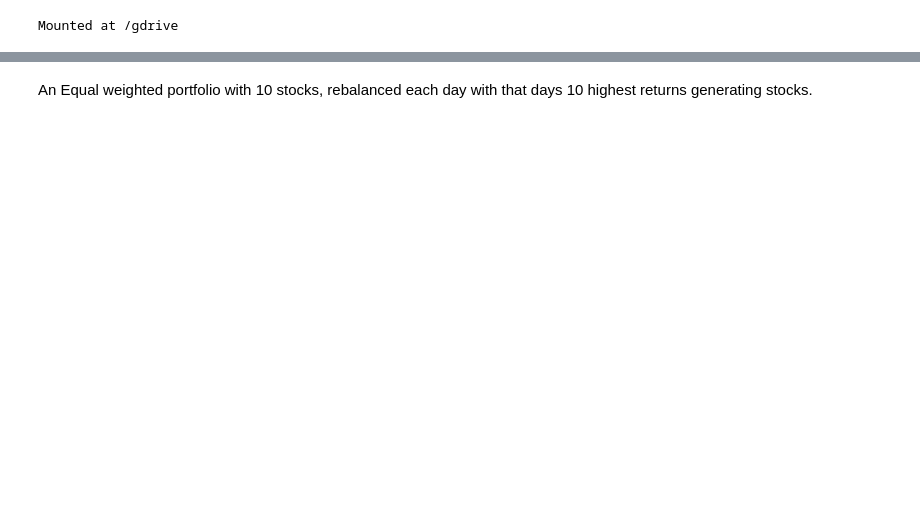
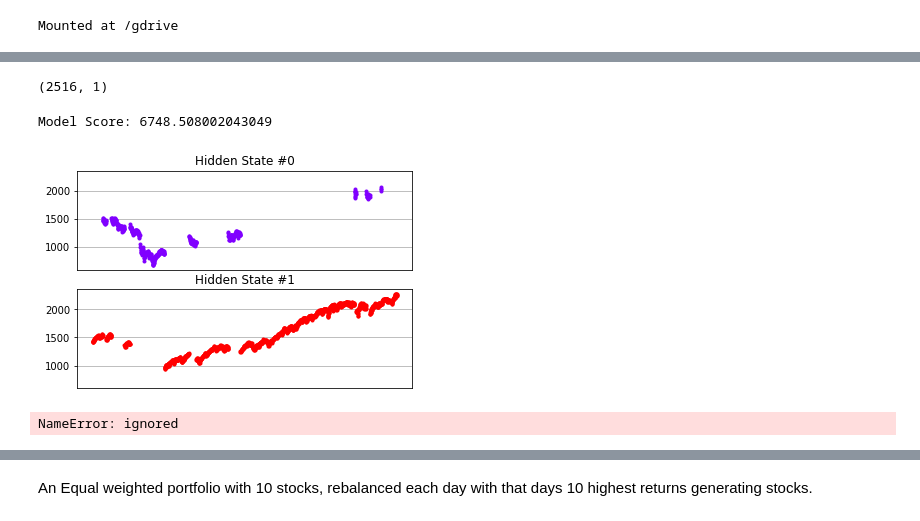
Before and after one commit to puneat/Algorithmic_Portfolio, a Jupyter notebook: Portfolio_Investment.ipynb, the cells around one changed output, grey strips where cells are left out. Drawn from its saved outputs; the diff is of its cells as text; code cells hidden in the pictures; blank space fills up the shorter version.

```diff
--- a/Portfolio_Investment.ipynb
+++ b/Portfolio_Investment.ipynb
@@ -41,0 +95,36 @@ warnings.filterwarnings("ignore")
+# %%
+returns.shape
+# %% [output]
+(2516, 1)
+# %%
+from hmmlearn.hmm import GaussianHMM
+data = pd.read_csv('/gdrive/My Drive/UBS/S&P500/data/secondary_data.csv')
+data['return'] = data['SPX Index'].pct_change()
+data=data.dropna()
+returns =np.vstack(data['return'])
+hmm_model = GaussianHMM(n_components=2, covariance_type="full", n_iter=5000).fit(returns)
+# %%
+print("Model Score:", hmm_model.score(returns))
+# %% [output]
+Model Score: 6748.508002043049
+# %%
+from matplotlib import cm, pyplot as plt
+from matplotlib.dates import YearLocator, MonthLocator
+import numpy as np
+import pandas as pd
+import seaborn as sns
+# Predict the hidden states array
+hidden_states = hmm_model.predict(returns)
+# Create the correctly formatted plot
+fig, axs = plt.subplots(hmm_model.n_components, sharex=True, sharey=True)
+colours = cm.rainbow(np.linspace(0, 1, hmm_model.n_components))
+for i, (ax, colour) in enumerate(zip(axs, colours)):
+  mask = hidden_states == i
+  ax.plot_date(data.index[mask], data["SPX Index"][mask], ".", linestyle='none', c=colour)
+  ax.set_title("Hidden State #%s" % i)
+  ax.xaxis.set_major_locator(YearLocator())
+  ax.xaxis.set_minor_locator(MonthLocator())
+  ax.grid(True)
+plt.show()
+# %% [output]
+[figure, added]
@@ -41,0 +133,30 @@ warnings.filterwarnings("ignore")
+# %%
+def get_pf_covar_mtxs(self):
+  pf_covar_mtxs=dict()
+
+  for j in self.weights.column.levels[0]:
+    for i in self.weights.columns.levels[1]:
+      pf_vector = pd.dataFrame(self.portfolio_generation_mtx[j,i])
+      pf_covar_mtxs[j,i] = pf_vector.dot(pf_vector.T)*self.investment_universe.covar_mtx
+
+  return pf_covar_mtxs
+
+self.covar_mtxs=get_pf_covar_mtxs(self)
+
+def portfolio_eigenvalue_explained_variance(pf_covar_mtx):
+  pca=PCA()
+  return pca.fit(pf_covar_mtx).explained_variance_ratio_
+
+def get_pf_eigenvalue_explvars(self):
+  pf_eigenvalue_explvars = pd.DataFrame()
+  for j in self.weights.column.levels[0]:
+    for i in self.weights.columns.levels[1]:
+      pf_vector = pd.dataFrame(data=portfolio_eigenvalue_explained_variance(self.covar_mtxs[j,i]),
+                               index=pd.RangeIndex(1,len(self.covar_mtxs[j,i].index)+1),
+                               columns=pd.MultiIndex.from_tuples([(j,i)],names=('NumOfPosn','SimID')))
+
+      pf_eigenvalue_explvars = pd.concat([pf_vector,pf_eigenvalue_explvars],axis=1)
+
+  return pf_eigenvalue_explvars
+# %% [output]
+NameError: ignored
```
Also changed, not shown: parts of 30 cells of this notebook.
